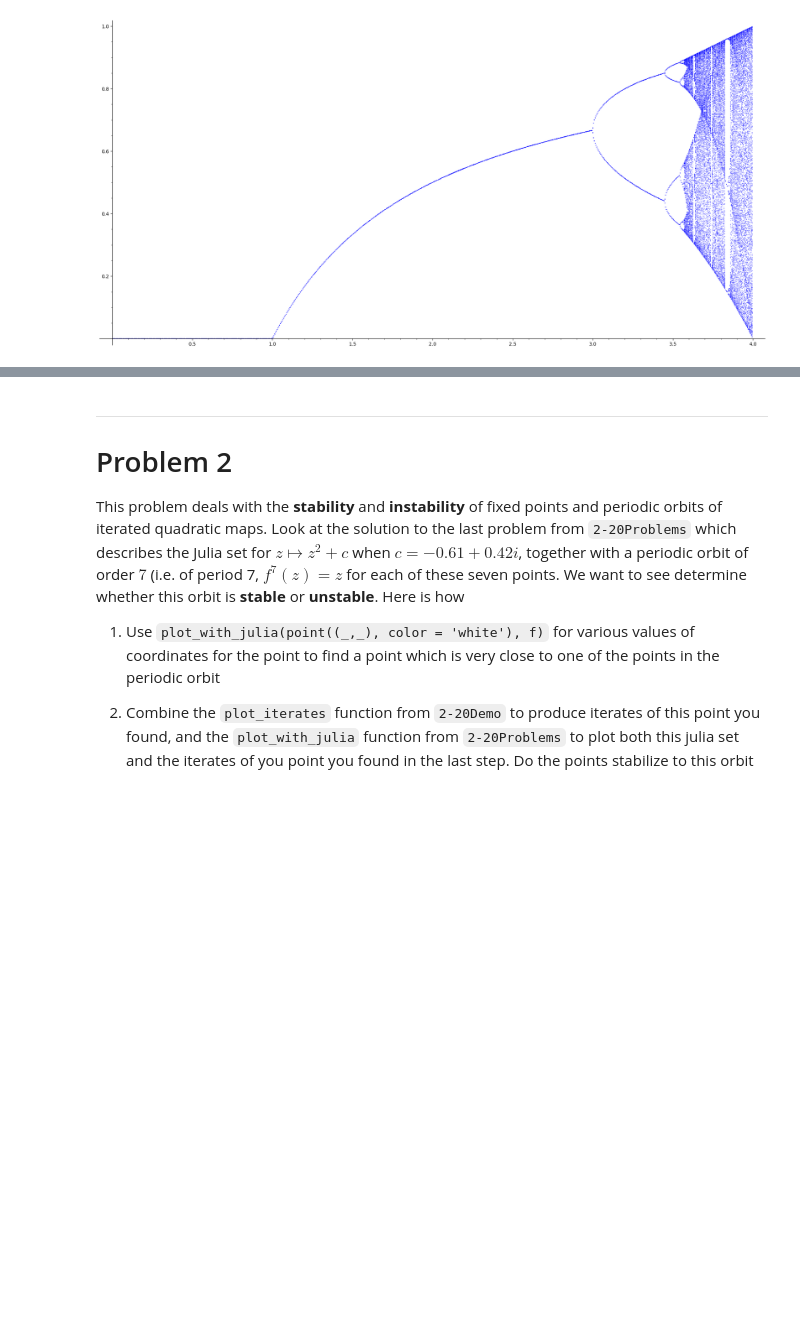
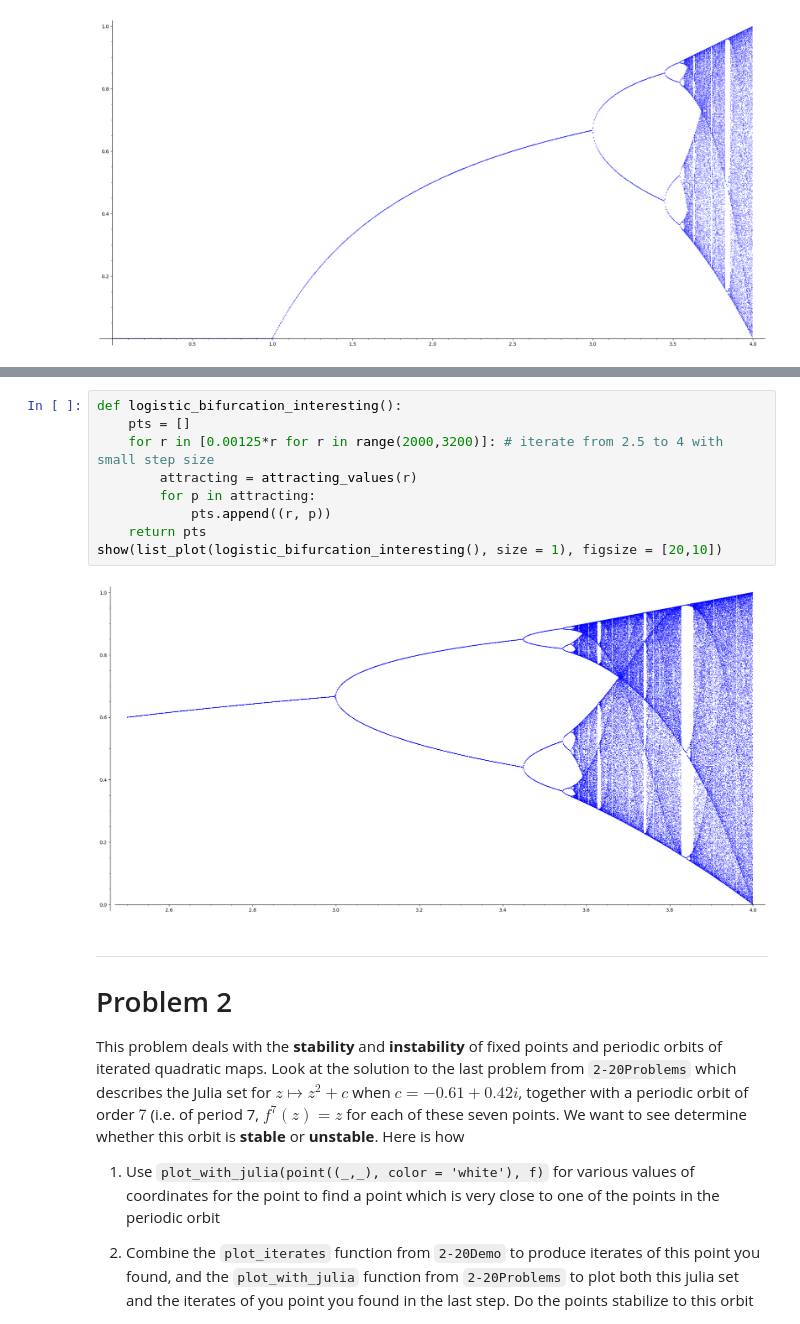
Before and after one commit to sam-dehority/SHPChaoasandFractals2021Spring, a Jupyter notebook: 2-27Problems.ipynb, the cells around one changed output, grey strips where cells are left out. Drawn from its saved outputs; the diff is of its cells as text; blank space fills up the shorter version.

```diff
--- a/2-27Problems.ipynb
+++ b/2-27Problems.ipynb
@@ -65,3 +68,14 @@ show(list_plot(logistic_bifurcation(), size = 1), figsize = [20,10])
+# %%
+def logistic_bifurcation_interesting():
+    pts = []
+    for r in [0.00125*r for r in range(2000,3200)]: # iterate from 2.5 to 4 with small step size
+        attracting = attracting_values(r)
+        for p in attracting:
+            pts.append((r, p))
+    return pts
+show(list_plot(logistic_bifurcation_interesting(), size = 1), figsize = [20,10])
+# %% [output]
+[figure, added]
 # %% [markdown]
 -----
 # Problem 2
```
Also changed, not shown: parts of 3 cells of this notebook.
